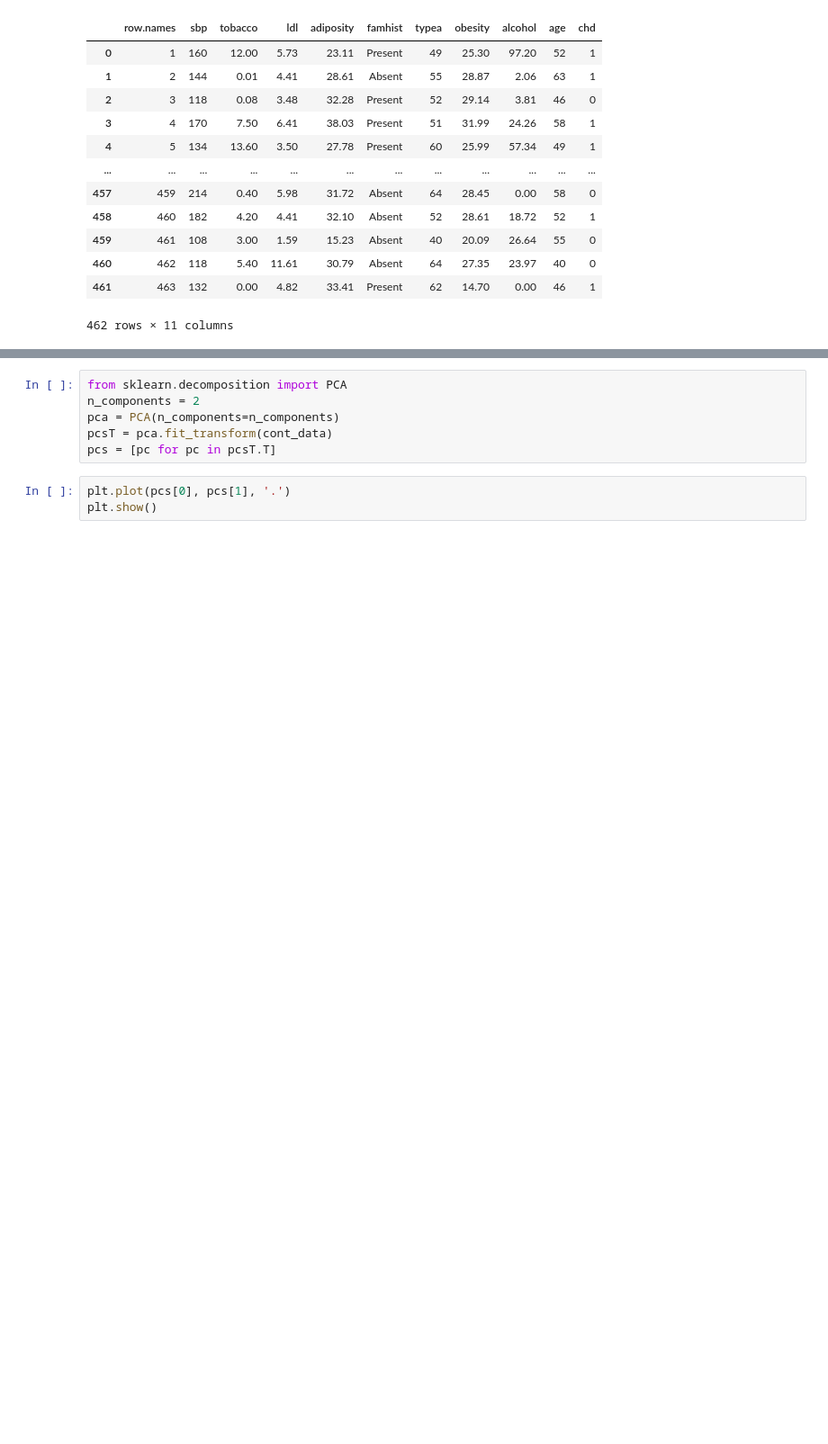
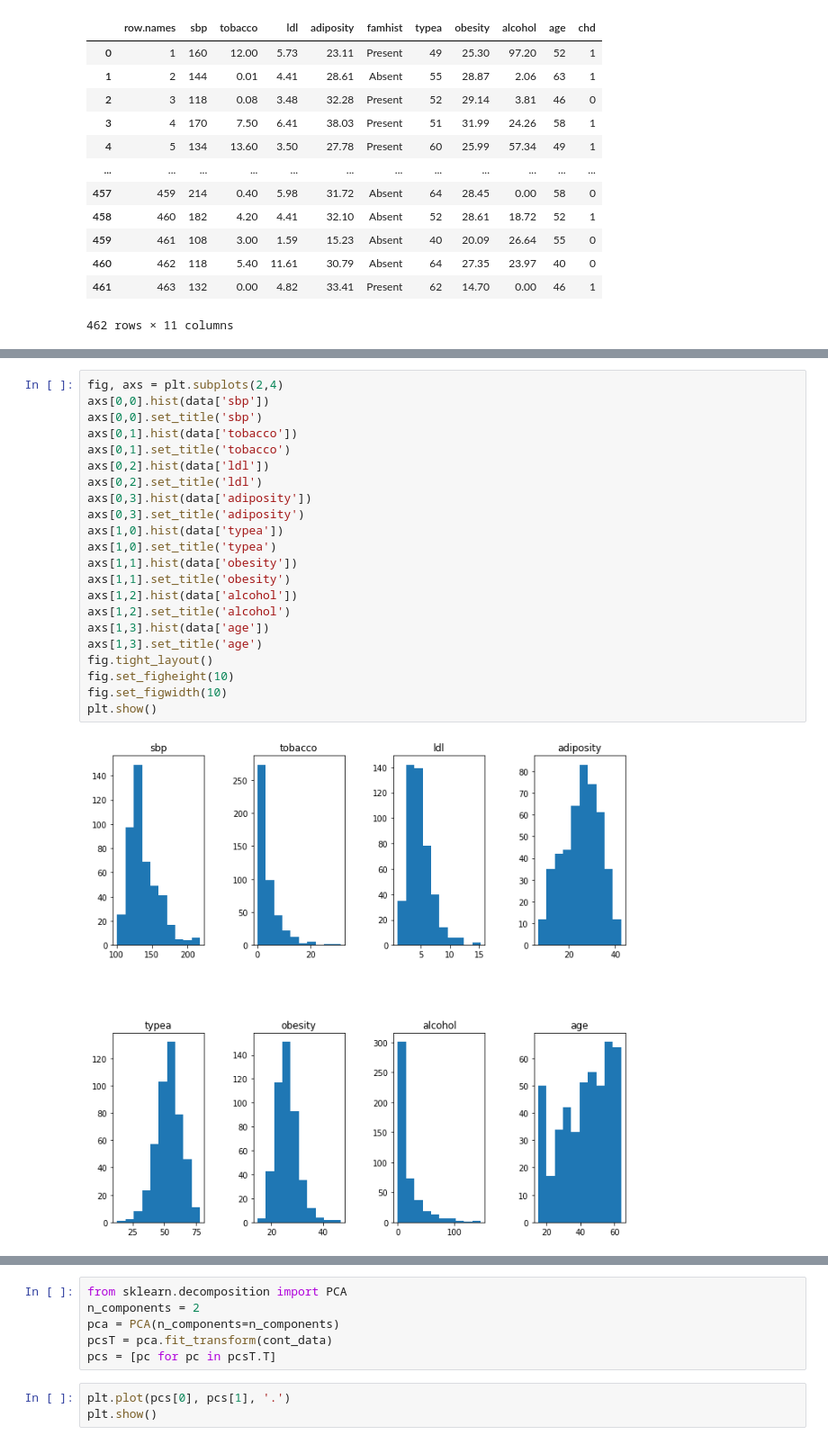
Before and after one commit to jozgu/SourhtAfricaHealthProject, a Jupyter notebook: assignment1.ipynb, the cells around one changed output, grey strips where cells are left out. Shown: that part at 90% size. Drawn from its saved outputs; the diff is of its cells as text; blank space fills up the shorter version.

```diff
--- a/assignment1.ipynb
+++ b/assignment1.ipynb
@@ -23,3 +35,27 @@ file
+# %%
+fig, axs = plt.subplots(2,4)
+axs[0,0].hist(data['sbp'])
+axs[0,0].set_title('sbp')
+axs[0,1].hist(data['tobacco'])
+axs[0,1].set_title('tobacco')
+axs[0,2].hist(data['ldl'])
+axs[0,2].set_title('ldl')
+axs[0,3].hist(data['adiposity'])
+axs[0,3].set_title('adiposity')
+axs[1,0].hist(data['typea'])
+axs[1,0].set_title('typea')
+axs[1,1].hist(data['obesity'])
+axs[1,1].set_title('obesity')
+axs[1,2].hist(data['alcohol'])
+axs[1,2].set_title('alcohol')
+axs[1,3].hist(data['age'])
+axs[1,3].set_title('age')
+fig.tight_layout()
+fig.set_figheight(10)
+fig.set_figwidth(10)
+plt.show()
+# %% [output]
+[figure, added]
 # %%
 cont_cols = ['sbp', 'tobacco', 'ldl', 'adiposity', 'typea', 'obesity', 'alcohol', 'age']
 cont_data = pd.DataFrame([file[col] for col in cont_cols]).T
```
Also changed, not shown: parts of 7 cells of this notebook.
